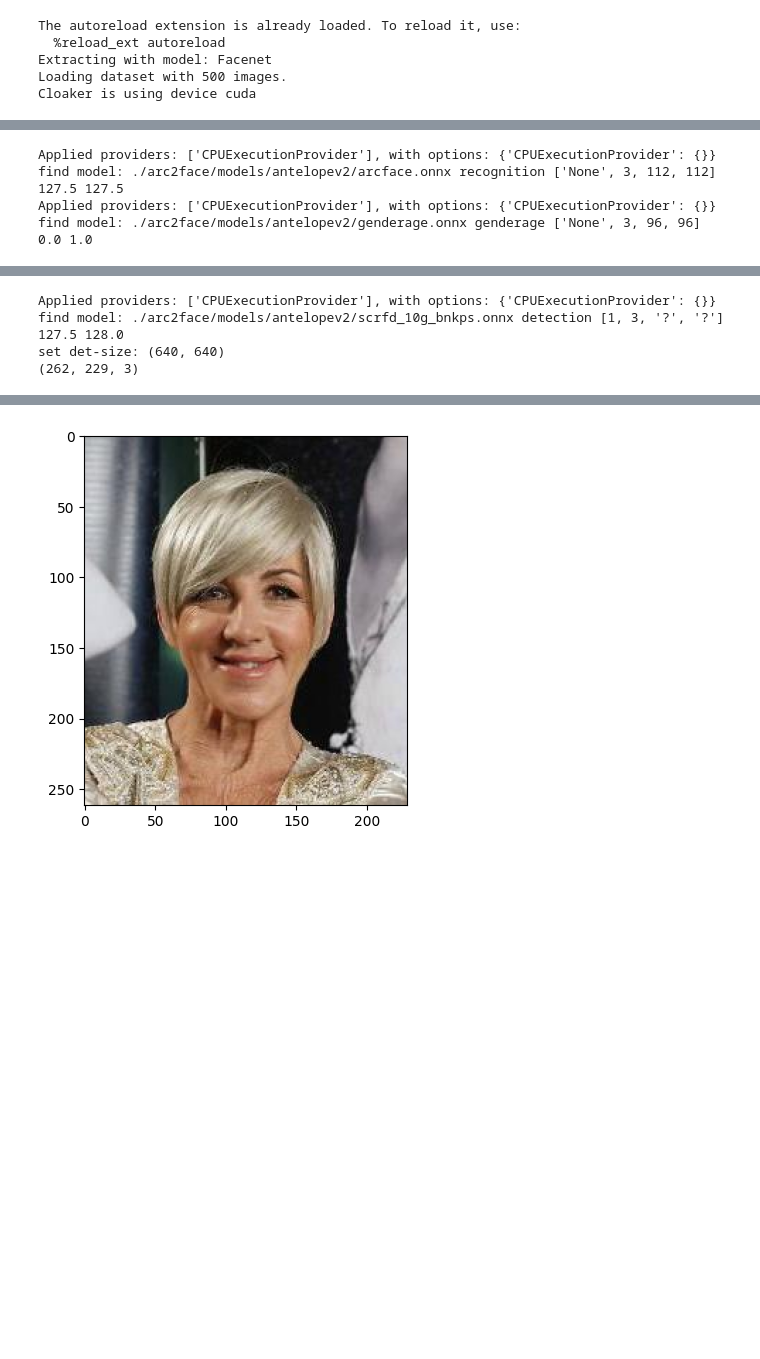
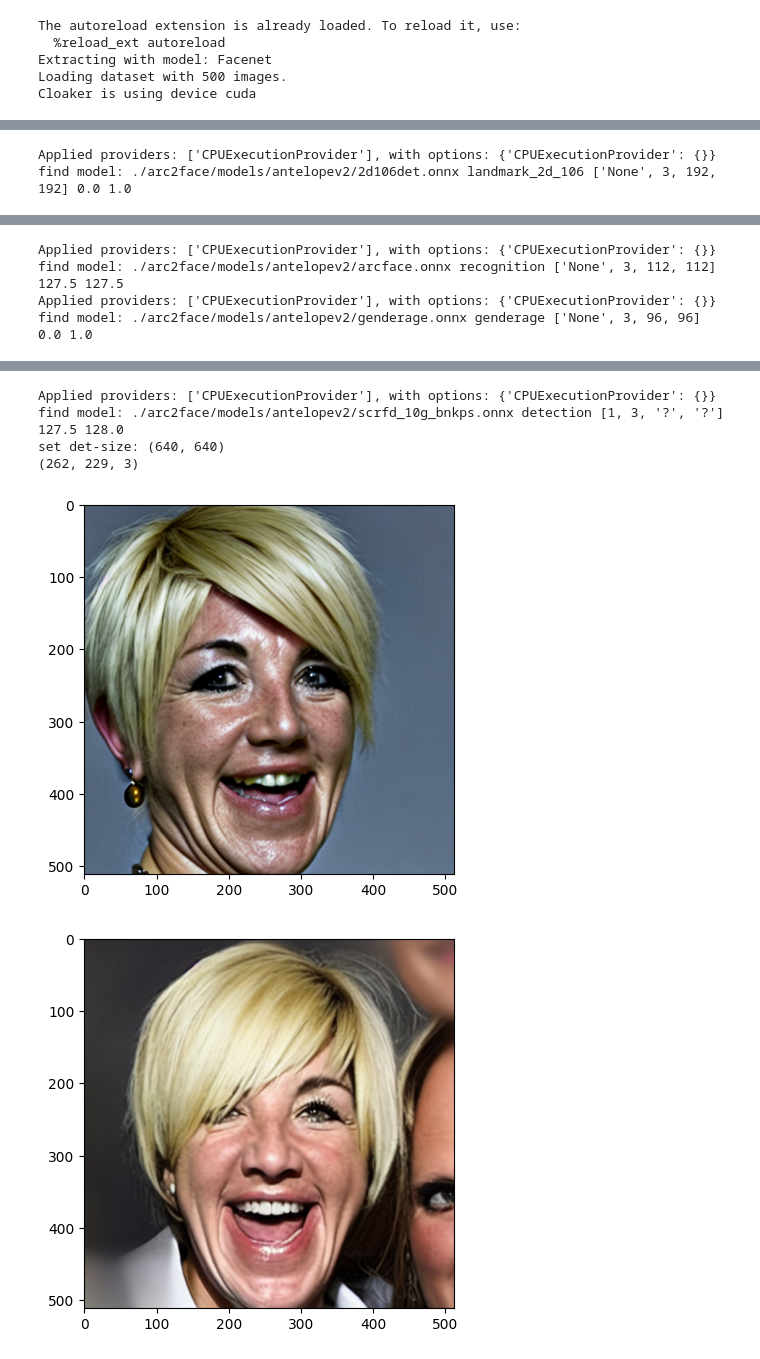
Before and after one commit to zacharyyahn/FaceCloak, a Jupyter notebook: src/experiments.ipynb, the cells around one changed output, grey strips where cells are left out. Cells and saved outputs as stored; diff of their text form; code cells hidden in the pictures; blank space fills up the shorter version.

Commit message:
working arc2face with grad

```diff
--- a/src/experiments.ipynb
+++ b/src/experiments.ipynb
@@ -288,34 +371,70 @@ import time
 IMAGE_PATH = "../data/vggface_small_flat/n000454_008201.jpg"
 #IMAGE_PATH = "../data/pubfig_small_flat/AdamSandler_38.jpg"
 
+so = ort.SessionOptions()
+so.execution_mode = ort.ExecutionMode.ORT_SEQUENTIAL  # optional, forces single-thread
+so.intra_op_num_threads = 1
+so.inter_op_num_threads = 1
+# This flag prevents ORT from messing with thread affinity
+so.add_session_config_entry("session.set_denormal_as_zero", "1")
+so.add_session_config_entry("session.disable_prepacking", "1")
+
 from insightface.app import FaceAnalysis
 from PIL import Image
-app = FaceAnalysis(name='antelopev2', root='./arc2face', providers=['CUDAExecutionProvider', 'CPUExecutionProvider'])
+app = FaceAnalysis(name='antelopev2', root='./arc2face', providers=['CUDAExecutionProvider', 'CPUExecutionProvider'], sess_options=so)
 app.prepare(ctx_id=0, det_size=(640, 640))
 
 sys.stderr = stderr
 
+# read in the image
 img = cv2.imread(IMAGE_PATH)
 img = cv2.cvtColor(img, cv2.COLOR_BGR2RGB)
-#img = cv2.resize(img, (img.shape[0] * 20, img.shape[1] * 20))
 plt.imshow(img)
 print(img.shape)
-# img = np.array(Image.open(IMAGE_PATH))[:,:,::-1]
-# img = np.array(orig_im)
 
+# get the arcface embedding
 faces = app.get(img)
 faces = sorted(faces, key=lambda x:(x['bbox'][2]-x['bbox'][0])*(x['bbox'][3]-x['bbox'][1]))[-1]  # select largest face (if more than one detected)
 id_emb = torch.tensor(faces['embedding'], dtype=torch.float16)[None].cuda()
-
-#id_emb += torch.tensor(np.random.rand(*list(id_emb.size())) / 1, dtype=torch.float16).cuda()
 id_emb = id_emb/torch.norm(id_emb, dim=1, keepdim=True)   # normalize embedding
 
-id_emb = project_face_embs(pipeline, id_emb)
-id_emb.requires_grad = True
+# project to the pipeline and ask for gradients
 
-num_images=4
-start = time.perf_counter()
-images = pipeline(prompt_embeds=id_emb, num_inference_steps=25, guidance_scale=3.0, num_images_per_prompt=num_images).images
-end = time.perf_counter()
-print(f"Generating {num_images} took {end-start} seconds")
+id_emb = project_face_embs(pipeline, id_emb).detach().clone()   # ensure no history
+id_emb.requires_grad_(True)
+
+# UNCOMMENT IF WE DON'T CARE ABOUT GRADIENTS
+# num_images=4
+# start = time.perf_counter()
+# images = pipeline(prompt_embeds=id_emb, num_inference_steps=25, guidance_scale=3.0, num_images_per_prompt=num_images, output_type="pt").images
+# end = time.perf_counter()
+# print(f"Generating {num_images} took {end-start} seconds")
+
+NUM_ITERS = 5
+optimizer = torch.optim.AdamW([id_emb], lr=0.001)
+
+for _ in range(NUM_ITERS):
+    images, pil_images = pipeline_forward_with_grad(
+        pipeline,
+        prompt_embeds=id_emb,
+        num_inference_steps=25,
+        guidance_scale=3.0,
+        height=512,
+        width=512,
+    )
+
+    plt.imshow(2.0*(pil_images-0.5))
+    plt.show()
+
+    optimizer.zero_grad()
+    optimizer = torch.optim.AdamW([id_emb], lr=0.001)
+
+    loss = torch.sum(images[0])
+    loss.backward()
+
+    old_id_emb = id_emb.clone()
+
+    optimizer.step()
+    old_id_emb[:, 4, :] = id_emb[:, 4, :]
+    id_emb = old_id_emb.clone().detach()
 # %% [output]
@@ -360,4 +477,2 @@ find model: ./arc2face/models/antelopev2/2d106det.onnx landmark_2d_106 ['None',
 Applied providers: ['CPUExecutionProvider'], with options: {'CPUExecutionProvider': {}}
-find model: ./arc2face/models/antelopev2/arcface.onnx recognition ['None', 3, 112, 112] 127.5 127.5
-Applied providers: ['CPUExecutionProvider'], with options: {'CPUExecutionProvider': {}}
-find model: ./arc2face/models/antelopev2/genderage.onnx genderage ['None', 3, 96, 96] 0.0 1.0
+find model: ./arc2face/models/antelopev2/2d106det.onnx landmark_2d_106 ['None', 3, 192, 192] 0.0 1.0
@@ -381,4 +496,4 @@ find model: ./arc2face/models/antelopev2/genderage.onnx genderage ['None', 3, 96
 Applied providers: ['CPUExecutionProvider'], with options: {'CPUExecutionProvider': {}}
-find model: ./arc2face/models/antelopev2/scrfd_10g_bnkps.onnx detection [1, 3, '?', '?'] 127.5 128.0
-set det-size: (640, 640)
-(262, 229, 3)
+find model: ./arc2face/models/antelopev2/arcface.onnx recognition ['None', 3, 112, 112] 127.5 127.5
+Applied providers: ['CPUExecutionProvider'], with options: {'CPUExecutionProvider': {}}
+find model: ./arc2face/models/antelopev2/genderage.onnx genderage ['None', 3, 96, 96] 0.0 1.0
@@ -386 +517,6 @@ Generating 4 took 2.2581090179737657 seconds
+Applied providers: ['CPUExecutionProvider'], with options: {'CPUExecutionProvider': {}}
+find model: ./arc2face/models/antelopev2/scrfd_10g_bnkps.onnx detection [1, 3, '?', '?'] 127.5 128.0
+set det-size: (640, 640)
+(262, 229, 3)
-[figure, old version]
+[figure, new version]
+[figure, added]
```
Also changed, not shown: parts of 8 cells of this notebook, 1 other file.
